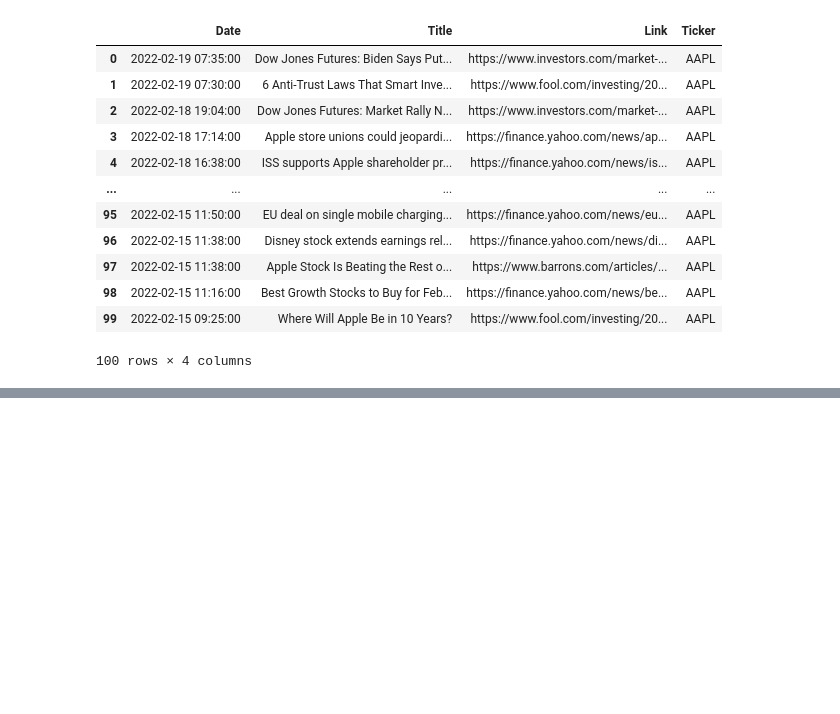
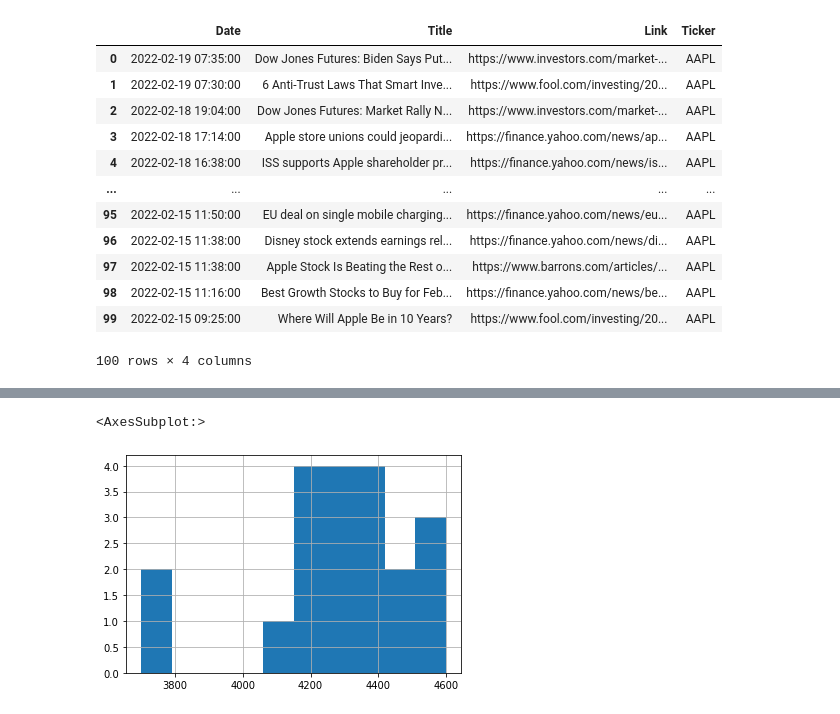
Before and after one commit to vivekjainmaiet/stockanalysis, a Jupyter notebook: notebooks/vivek_notebook.ipynb, the cells around one changed output, grey strips where cells are left out. Cells and saved outputs as stored; diff of their text form; code cells hidden in the pictures; blank space fills up the shorter version.

```diff
--- a/notebooks/vivek_notebook.ipynb
+++ b/notebooks/vivek_notebook.ipynb
@@ -425,0 +525,5 @@ get_fin_news()
+# %%
+recommendation_df['target'].hist()
+# %% [output]
+<AxesSubplot:>
+[figure, added]
```
Also changed, not shown: parts of 18 cells of this notebook, 6 other files.
